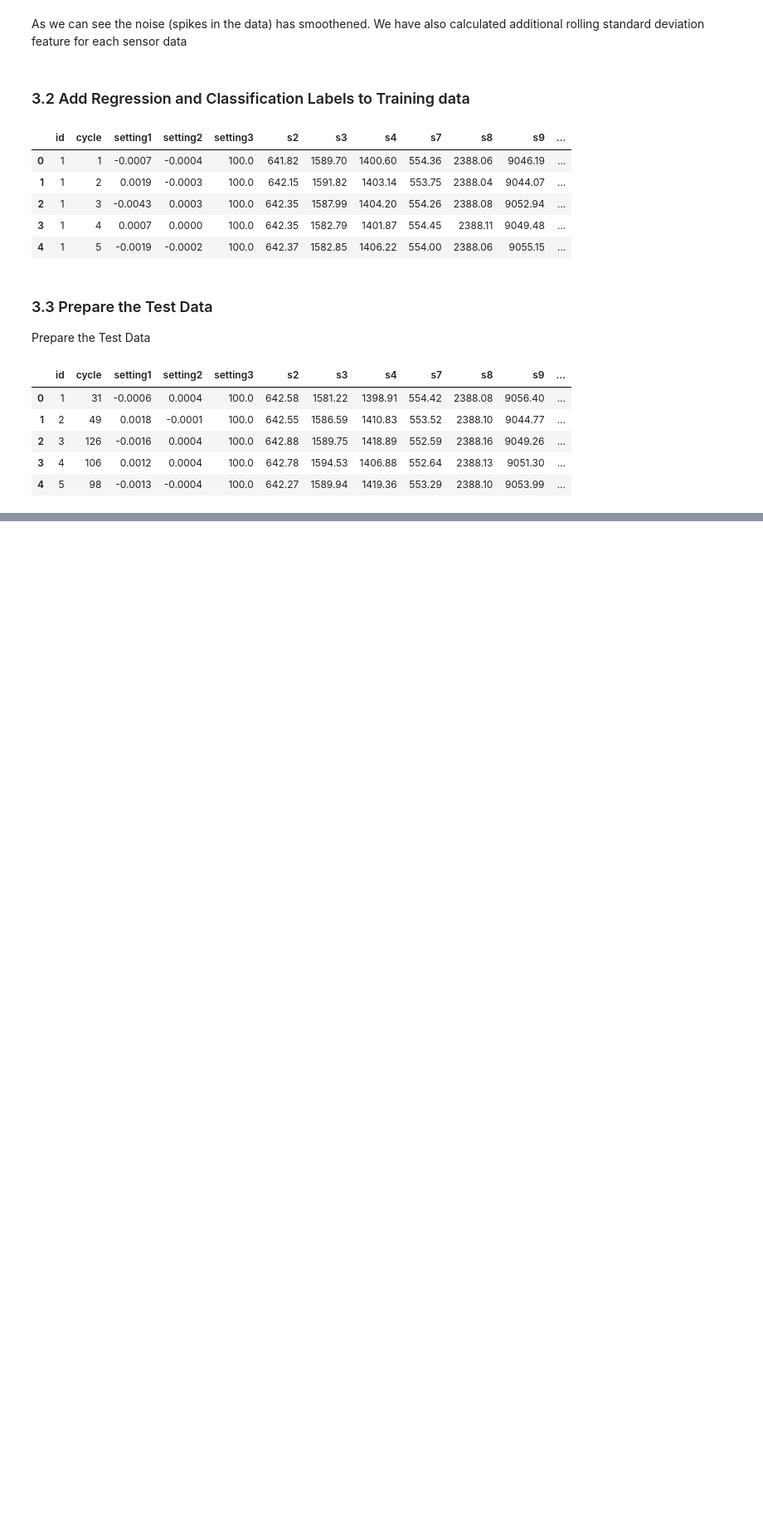
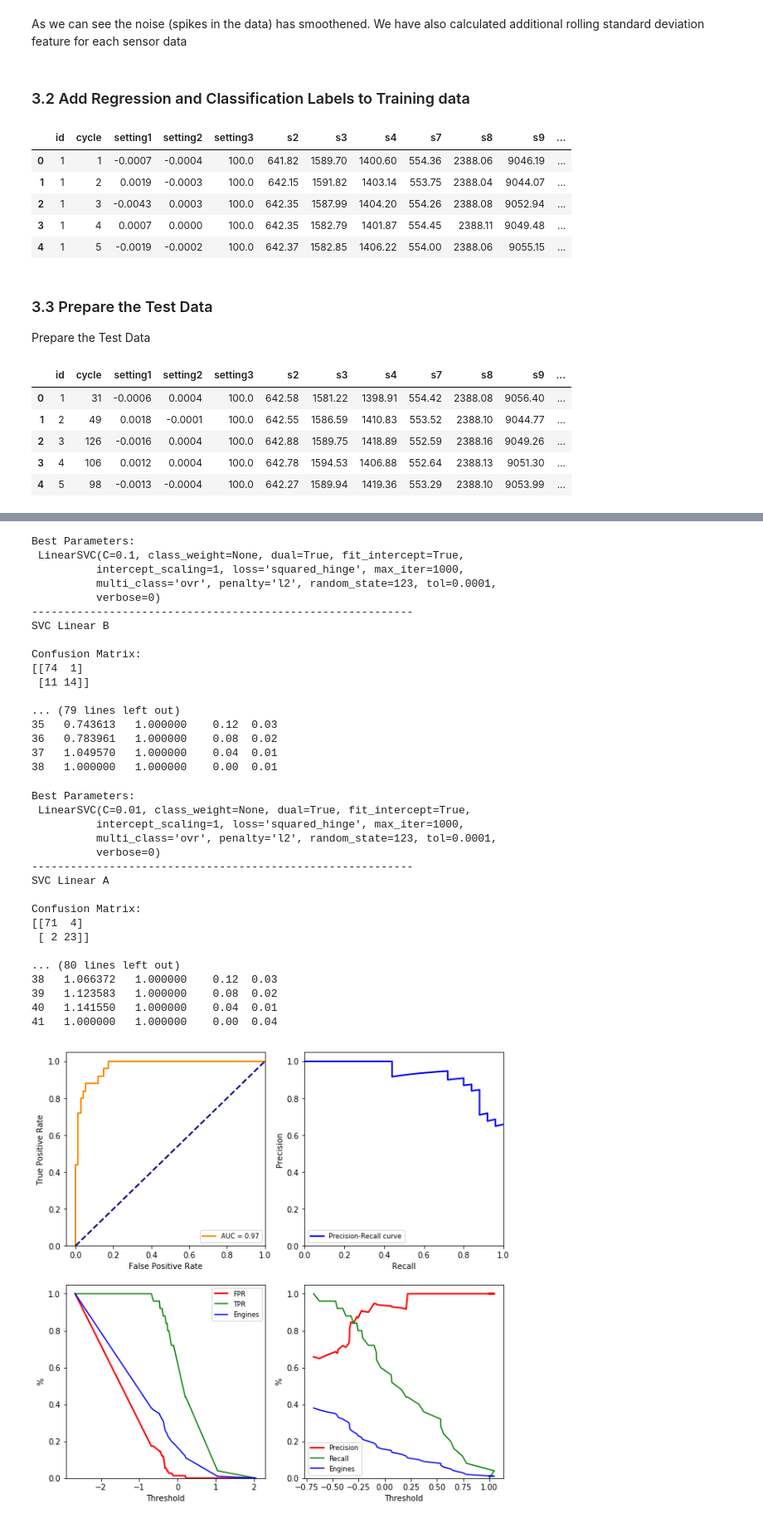
Before and after one commit to sanjaysoni2k1/PMCapstone, a Jupyter notebook: predictive_maintenance_turbine.ipynb, the cells around one changed output, grey strips where cells are left out. Shown at 83% size. Drawn from its saved outputs; the diff is of its cells as text; code cells hidden in the pictures; blank space fills up the shorter version.

```diff
--- a/predictive_maintenance_turbine.ipynb
+++ b/predictive_maintenance_turbine.ipynb
@@ -801,0 +931,58 @@ ax[1,1].legend()
+# %%
+from sklearn.svm import LinearSVC
+model = 'SVC Linear B'
+clf_svlb = LinearSVC(random_state=123)
+gs_params = {'C': [.01 ,.1 ,1.0]}
+gs_score = 'roc_auc'
+
+clf_svlb, pred_svlb = bin_classify(model, clf_svlb, sensor_features, params=gs_params, score=gs_score)
+print('\nBest Parameters:\n',clf_svlb)
+
+metrics_svlb, roc_svlb, prc_svlb = bin_class_metrics(model, y_test, pred_svlb.y_pred, pred_svlb.y_score, print_out=True, plot_out=True)
+
+
+model = 'SVC Linear A'
+clf_svla = LinearSVC(random_state=123)
+gs_params = {'C': [.001, .01 ,.1 ]}
+gs_score = 'roc_auc'
+
+clf_svla, pred_svla = bin_classify(model, clf_svla, features_adxf, params=gs_params, score=gs_score)
+print('\nBest Parameters:\n',clf_svla)
+
+metrics_svla, roc_svla, prc_svla = bin_class_metrics(model, y_test, pred_svla.y_pred, pred_svla.y_score, print_out=True, plot_out=True)
+# %% [output]
+Best Parameters:
+ LinearSVC(C=0.1, class_weight=None, dual=True, fit_intercept=True,
+          intercept_scaling=1, loss='squared_hinge', max_iter=1000,
+          multi_class='ovr', penalty='l2', random_state=123, tol=0.0001,
+          verbose=0)
+-----------------------------------------------------------
+SVC Linear B
+
+Confusion Matrix:
+[[74  1]
+ [11 14]]
+
+... (79 lines left out)
+35   0.743613   1.000000    0.12  0.03
+36   0.783961   1.000000    0.08  0.02
+37   1.049570   1.000000    0.04  0.01
+38   1.000000   1.000000    0.00  0.01
+Best Parameters:
+ LinearSVC(C=0.01, class_weight=None, dual=True, fit_intercept=True,
+          intercept_scaling=1, loss='squared_hinge', max_iter=1000,
+          multi_class='ovr', penalty='l2', random_state=123, tol=0.0001,
+          verbose=0)
+-----------------------------------------------------------
+SVC Linear A
+
+Confusion Matrix:
+[[71  4]
+ [ 2 23]]
+
+... (80 lines left out)
+38   1.066372   1.000000    0.12  0.03
+39   1.123583   1.000000    0.08  0.02
+40   1.141550   1.000000    0.04  0.01
+41   1.000000   1.000000    0.00  0.04
+[figure, added]
```
Also changed, not shown: parts of 76 cells of this notebook.
